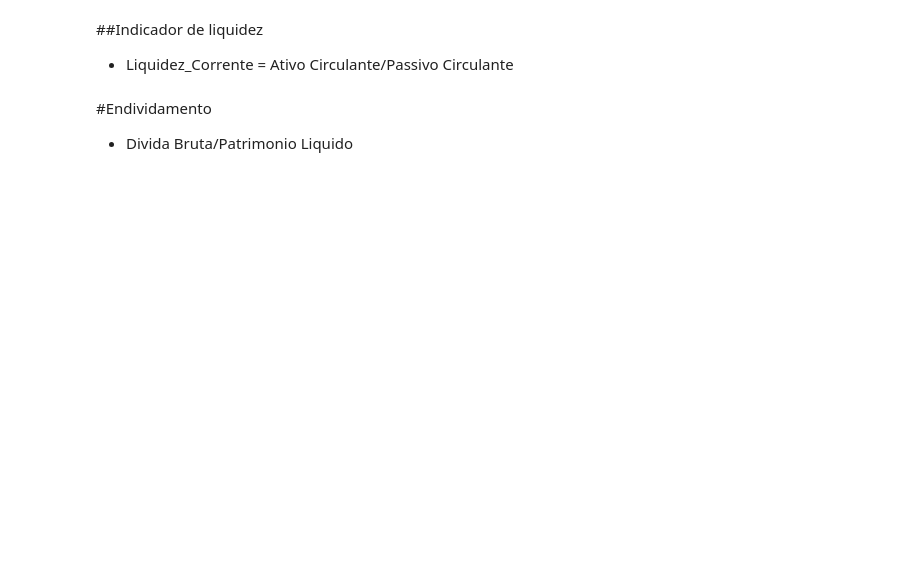
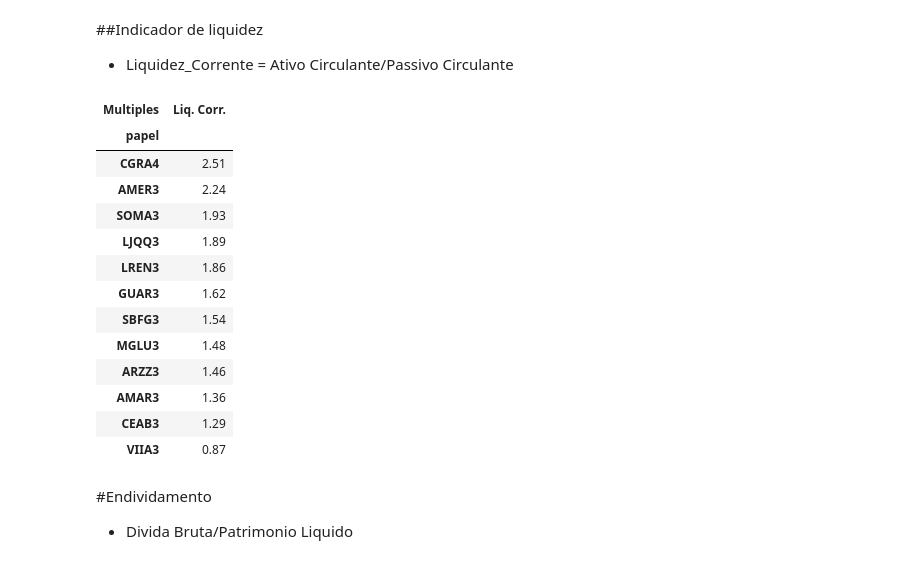
Before and after one commit to rubemmnf/Mercado-Financeiro, a Jupyter notebook: TradingDados/Outros/Analise_AMER3.ipynb, the cells around one changed output. Cells and saved outputs as stored; diff of their text form; code cells hidden in the pictures; blank space fills up the shorter version.

```diff
--- a/TradingDados/Outros/Analise_AMER3.ipynb
+++ b/TradingDados/Outros/Analise_AMER3.ipynb
@@ -127,6 +191,25 @@ ind_valor
 - Liquidez_Corrente = Ativo Circulante/Passivo Circulante
 # %%
 ind_liq = df2.query('index in @setor').loc[:,['Liq. Corr.']]
+
+ind_liq = ind_liq.sort_values(by='Liq. Corr.', ascending=False)
+
+ind_liq
+# %% [output]
+| Multiples | Liq. Corr. |
+| papel |  |
+| CGRA4 | 2.51 |
+| AMER3 | 2.24 |
+| SOMA3 | 1.93 |
+| LJQQ3 | 1.89 |
+| LREN3 | 1.86 |
+| GUAR3 | 1.62 |
+| SBFG3 | 1.54 |
+| MGLU3 | 1.48 |
+| ARZZ3 | 1.46 |
+| AMAR3 | 1.36 |
+| CEAB3 | 1.29 |
+| VIIA3 | 0.87 |
 # %% [markdown]
 #Endividamento
 
```
Also changed, not shown: parts of 20 cells of this notebook, 1 other file.
